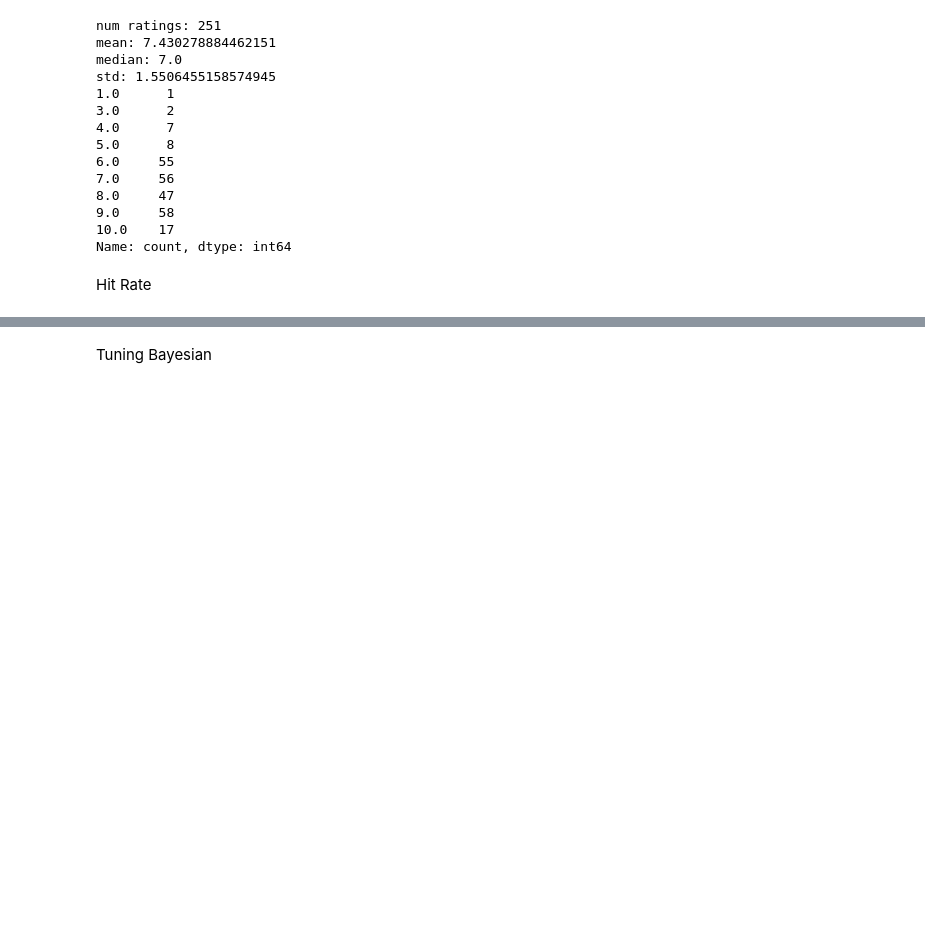
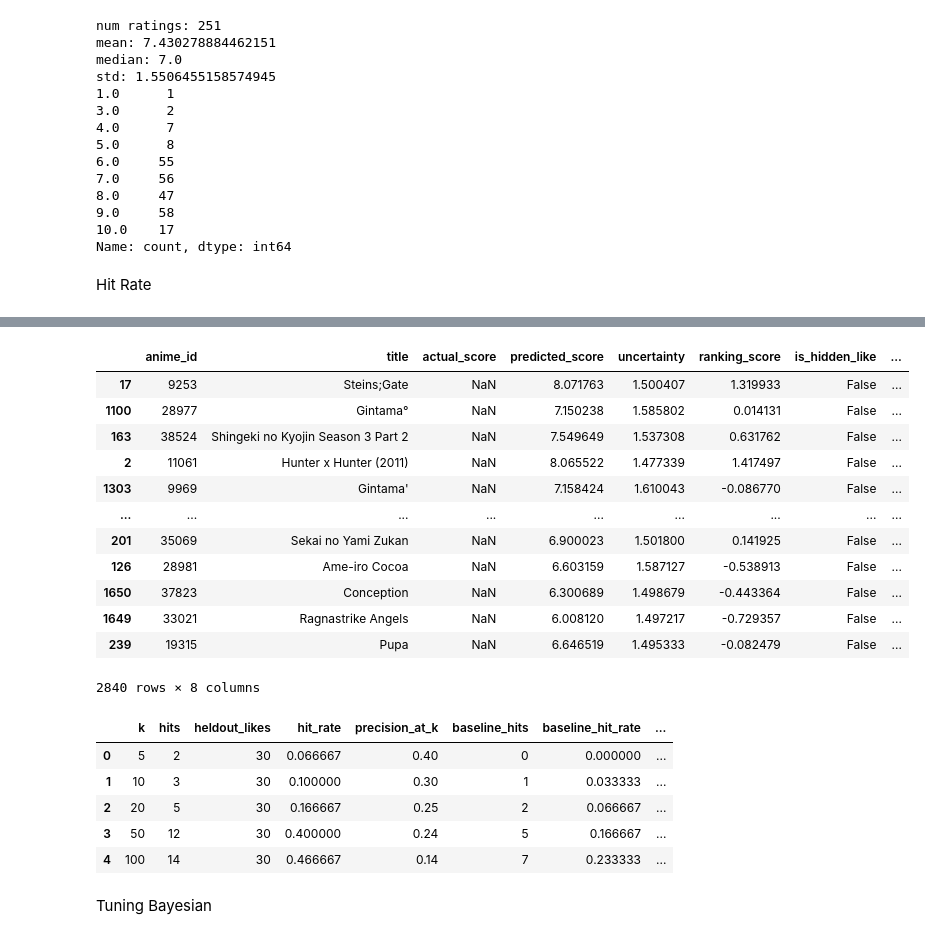
Before and after one commit to sidmetikala-dev/anirec_v2, a Jupyter notebook: experimentation.ipynb, the cells around one changed output, grey strips where cells are left out. Saved outputs shown, nothing was run; the diff lists cells and outputs as text; code cells hidden in the pictures; blank space fills up the shorter version.

```diff
--- a/experimentation.ipynb
+++ b/experimentation.ipynb
@@ -204,4 +255,51 @@ Hidden liked anime: 30
 | 4 | 100 | 14 | 30 | 0.466667 | 0.14 |
+# %%
+baseline_recommendations = hit_recommendations.copy()
+
+# If "mean" is available in anime_df, rank by global MAL mean.
+baseline_recommendations["baseline_score"] = anime_df_complete.loc[
+    baseline_recommendations["anime_id"], "mean"
+].to_numpy()
+
+baseline_recommendations = baseline_recommendations.sort_values(
+    "baseline_score",
+    ascending=False
+)
+
+baseline_rows = []
+for k in top_ks:
+    top_k = baseline_recommendations.head(k)
+    hits = int(top_k["is_hidden_like"].sum())
+    baseline_rows.append({
+        "k": k,
+        "baseline_hits": hits,
+        "heldout_likes": len(heldout_ids),
+        "baseline_hit_rate": hits / len(heldout_ids),
+        "baseline_precision_at_k": hits / k,
+    })
+
+baseline_hit_rate_results = pd.DataFrame(baseline_rows)
+hit_rate_results.merge(baseline_hit_rate_results, on=["k", "heldout_likes"])
+# %% [output]
+|  | anime_id | title | actual_score | predicted_score | uncertainty | ranking_score | is_hidden_like | ... |
+| 17 | 9253 | Steins;Gate | NaN | 8.071763 | 1.500407 | 1.319933 | False | ... |
+| 1100 | 28977 | Gintama° | NaN | 7.150238 | 1.585802 | 0.014131 | False | ... |
+| 163 | 38524 | Shingeki no Kyojin Season 3 Part 2 | NaN | 7.549649 | 1.537308 | 0.631762 | False | ... |
+| 2 | 11061 | Hunter x Hunter (2011) | NaN | 8.065522 | 1.477339 | 1.417497 | False | ... |
+| 1303 | 9969 | Gintama' | NaN | 7.158424 | 1.610043 | -0.086770 | False | ... |
+| ... | ... | ... | ... | ... | ... | ... | ... | ... |
+| 201 | 35069 | Sekai no Yami Zukan | NaN | 6.900023 | 1.501800 | 0.141925 | False | ... |
+| 126 | 28981 | Ame-iro Cocoa | NaN | 6.603159 | 1.587127 | -0.538913 | False | ... |
+| 1650 | 37823 | Conception | NaN | 6.300689 | 1.498679 | -0.443364 | False | ... |
+| 1649 | 33021 | Ragnastrike Angels | NaN | 6.008120 | 1.497217 | -0.729357 | False | ... |
+| 239 | 19315 | Pupa | NaN | 6.646519 | 1.495333 | -0.082479 | False | ... |
+2840 rows × 8 columns
+|  | k | hits | heldout_likes | hit_rate | precision_at_k | baseline_hits | baseline_hit_rate | ... |
+| 0 | 5 | 2 | 30 | 0.066667 | 0.40 | 0 | 0.000000 | ... |
+| 1 | 10 | 3 | 30 | 0.100000 | 0.30 | 1 | 0.033333 | ... |
+| 2 | 20 | 5 | 30 | 0.166667 | 0.25 | 2 | 0.066667 | ... |
+| 3 | 50 | 12 | 30 | 0.400000 | 0.24 | 5 | 0.166667 | ... |
+| 4 | 100 | 14 | 30 | 0.466667 | 0.14 | 7 | 0.233333 | ... |
 # %% [markdown]
 Tuning Bayesian
 # %%
```
Also changed, not shown: parts of 16 cells of this notebook, 2 other files.
